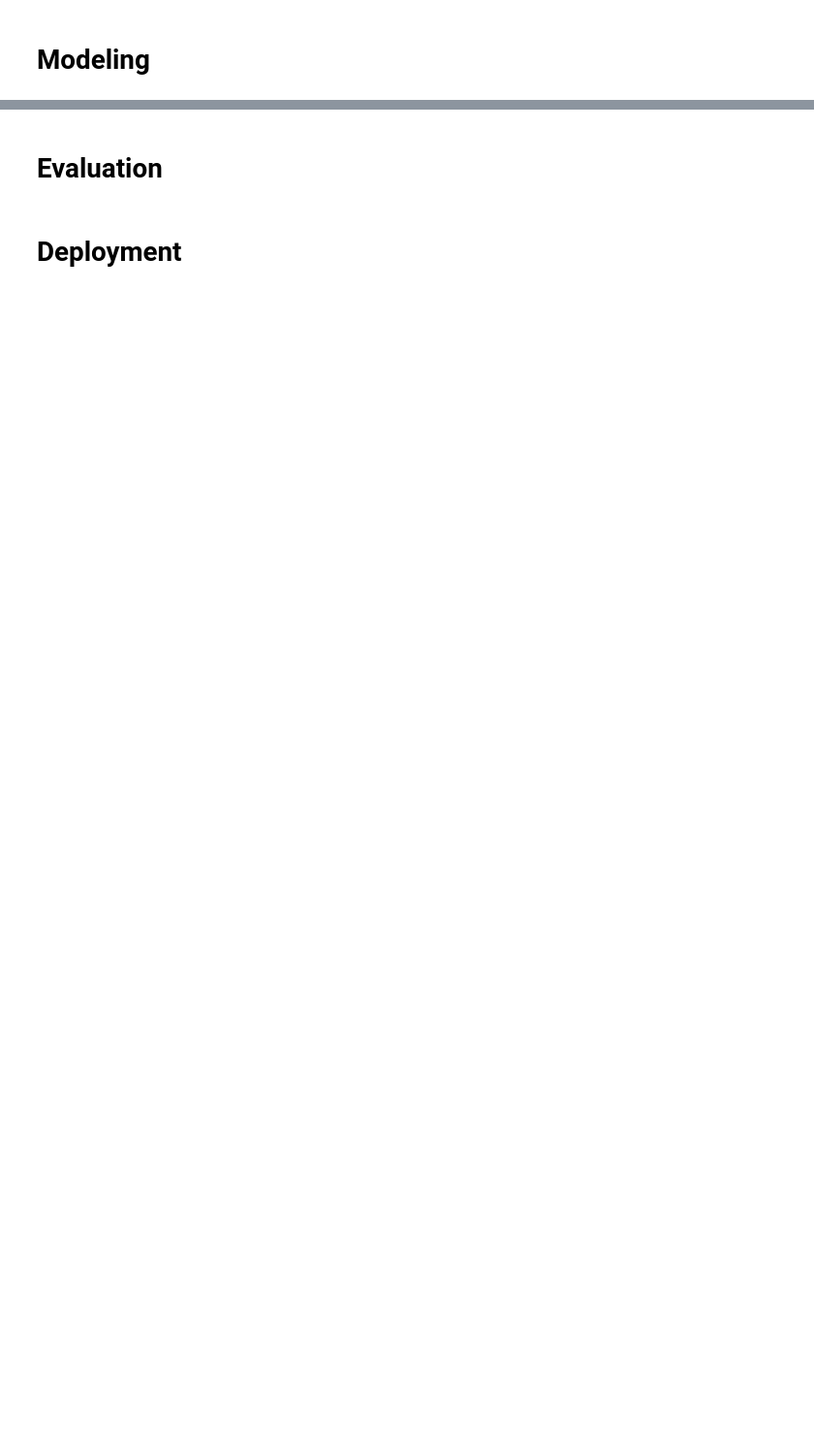
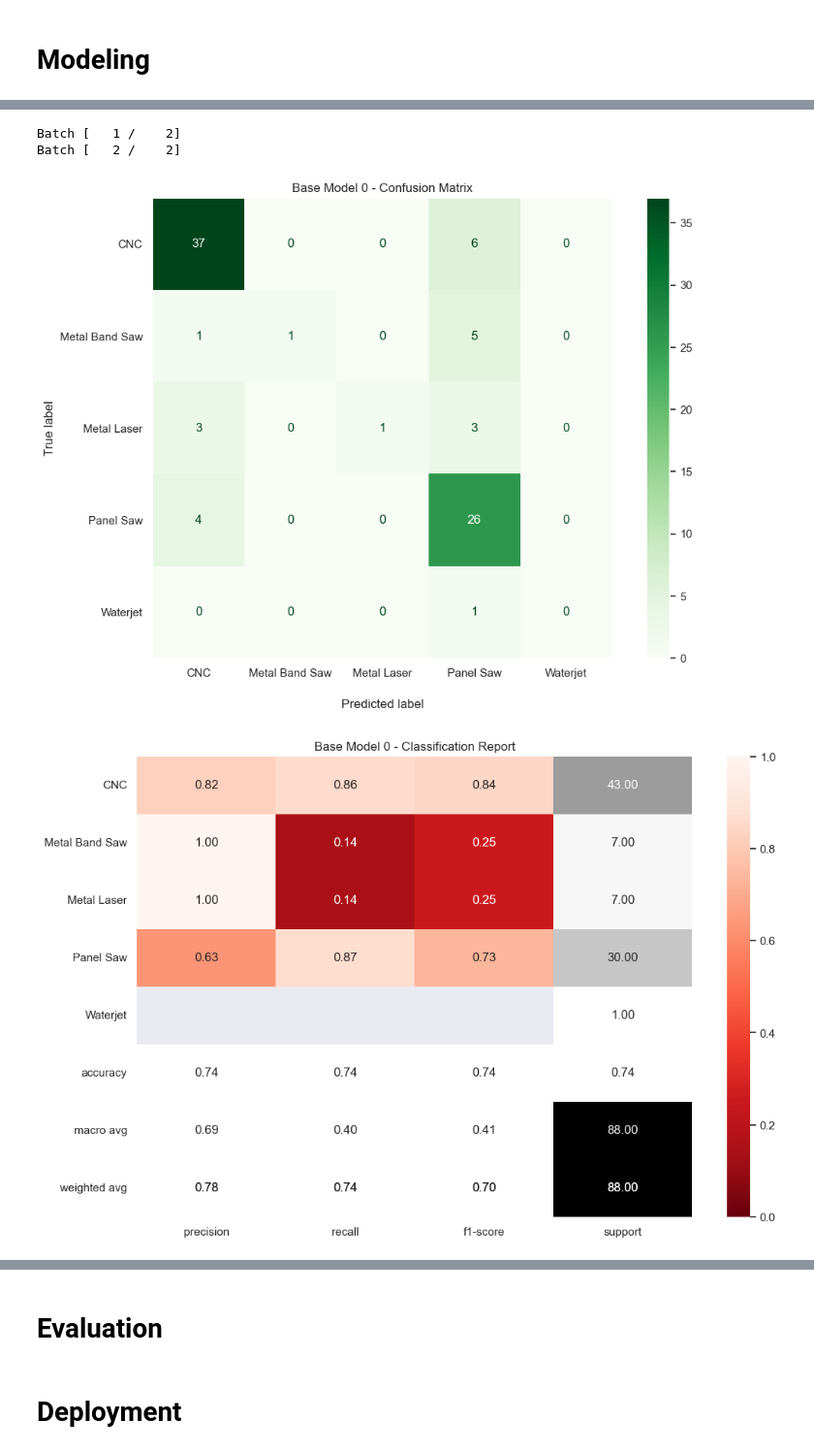
Before and after one commit to tfuger10/Part-processing, a Jupyter notebook: Notebook.ipynb, the cells around one changed output, grey strips where cells are left out. Shown at 97% size. Drawn from its saved outputs; the diff is of its cells as text; code cells hidden in the pictures; blank space fills up the shorter version.

Commit message:
made initial model. Need to redevelop mesh data class to sample points instead of pad model.

```diff
--- a/Notebook.ipynb
+++ b/Notebook.ipynb
@@ -932,0 +752,3 @@ class MyOwnDataset(Dataset):
+# %%
+# set optimizer to the adam optimizer
+optimizer = torch.optim.Adam(pointnet.parameters(), lr=0.00025)
@@ -932,0 +794,3 @@ class MyOwnDataset(Dataset):
+# %%
+# run the training model
+train(pointnet, train_loader, valid_loader)
@@ -932,0 +815,20 @@ class MyOwnDataset(Dataset):
+# %%
+# evaluate the model to get predictions and true labels
+pointnet.eval()
+all_preds = []
+all_labels = []
+with torch.no_grad():
+    for i, data in enumerate(valid_loader):
+        print('Batch [%4d / %4d]' % (i+1, len(valid_loader)))
+
+        inputs, labels = data['mesh'].float(), data['category']
+        outputs, __, __ = pointnet(inputs.transpose(1,2))
+        _, preds = torch.max(outputs.data, 1)
+        all_preds += list(preds.numpy())
+        all_labels += list(labels.numpy())
+# %% [output]
+Batch [   1 /    2]
+Batch [   2 /    2]
+# %%
+# calculate all classes
+classes = list(train_ds.classes.keys())
@@ -932,0 +887,13 @@ class MyOwnDataset(Dataset):
+# %%
+# create classification report and confuision matrix for first base model
+show_classification_report_and_confusion_matrix(pointnet,
+                                                all_preds,
+                                                all_labels,
+                                                classes,
+                                                'Greens',
+                                                'Reds_r',
+                                                'Base Model 0 - Confusion Matrix',
+                                                'Base Model 0 - Classification Report')
+# %% [output]
+[figure, added]
+[figure, added]
```
Also changed, not shown: parts of 51 cells of this notebook.
